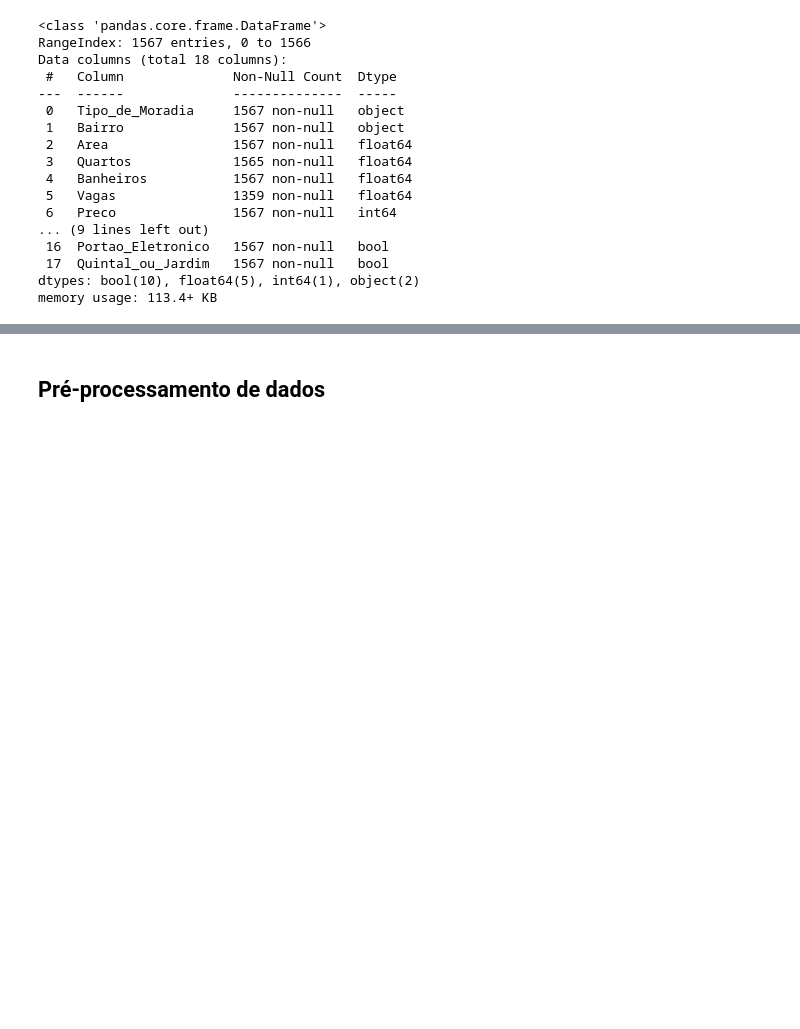
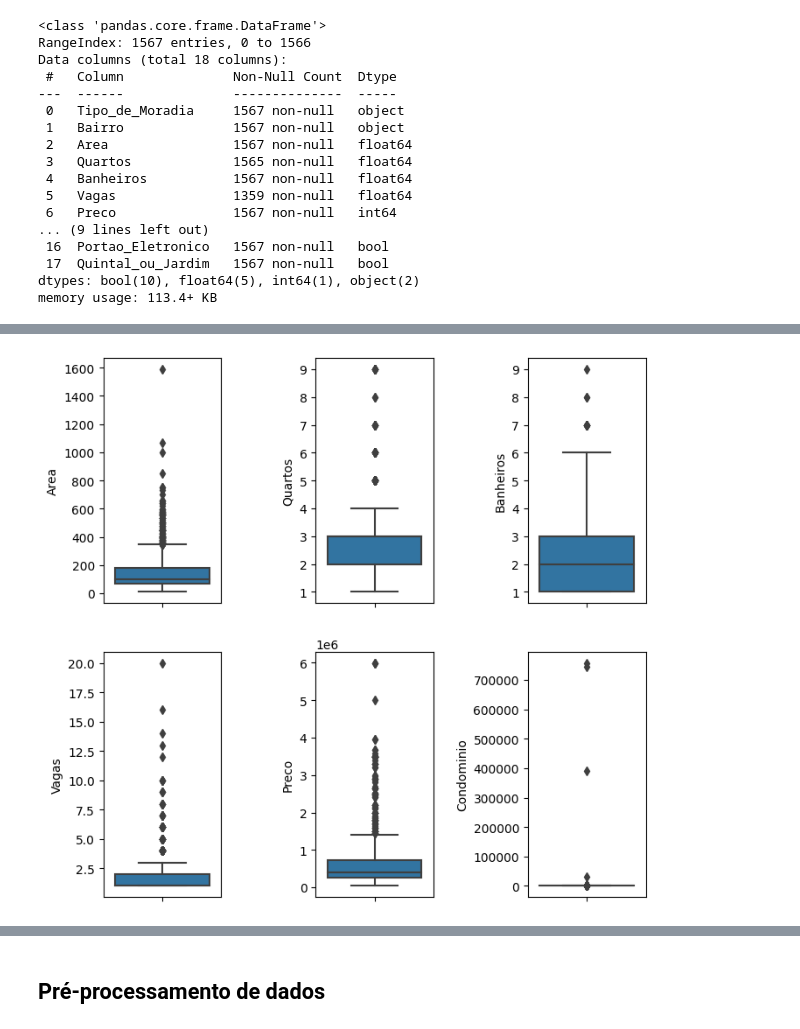
Before and after one commit to lcfdiniz/puc-rio, a Jupyter notebook: real-estate-market/real_estate_market.ipynb, the cells around one changed output, grey strips where cells are left out. Cells and saved outputs as stored; diff of their text form; code cells hidden in the pictures; blank space fills up the shorter version.

```diff
--- a/real-estate-market/real_estate_market.ipynb
+++ b/real-estate-market/real_estate_market.ipynb
@@ -130,0 +240,16 @@ memory usage: 113.4+ KB
+# %%
+# Captura os nomes das colunas numéricas
+num_vars = df.select_dtypes(include=['int', 'float']).columns
+# Cria um grid com duas linhas e três colunas
+fig, axes = plt.subplots(2, 3, figsize=(8,8))
+plt.subplots_adjust(wspace=0.8)
+
+# Itera pelo grid plotando os gráficos
+idx = 0
+for row in range(2):
+  for col in range(3):
+    ax = axes[row, col]
+    sns.boxplot(y=num_vars[idx], data=df, ax=ax)
+    idx += 1
+# %% [output]
+[figure, added]
```
Also changed, not shown: parts of 38 cells of this notebook.
